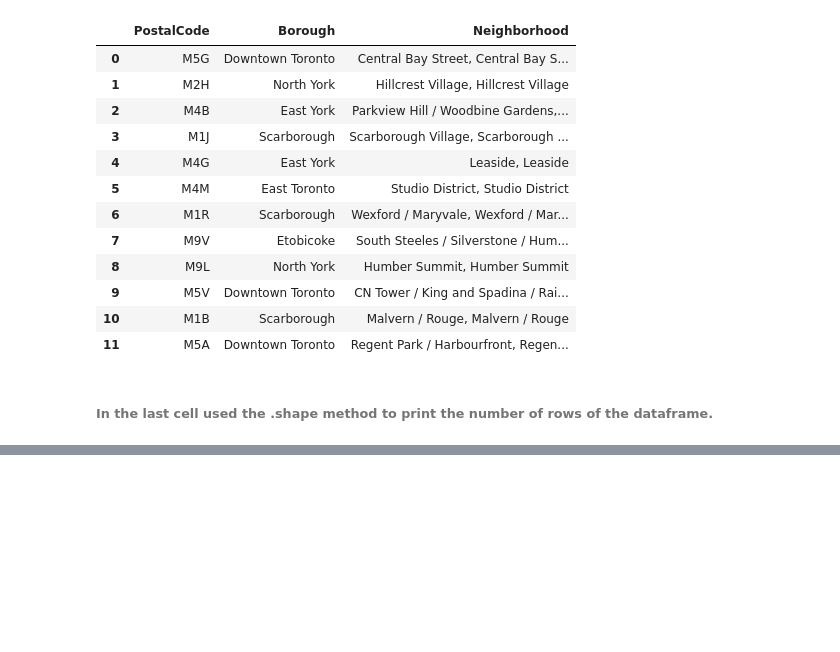
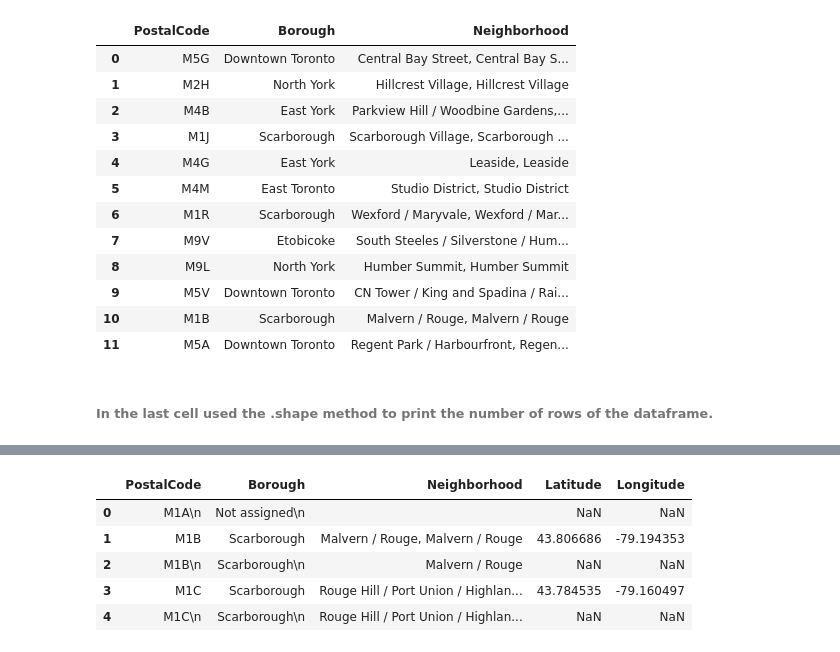
Before and after one commit to didhiti/Coursera_Capstone, a Jupyter notebook: Segmenting and Clustering Neighborhoods in Toronto.ipynb, the cells around one changed output, grey strips where cells are left out. Cells and saved outputs as stored; diff of their text form; code cells hidden in the pictures; blank space fills up the shorter version.

```diff
--- a/Segmenting and Clustering Neighborhoods in Toronto.ipynb
+++ b/Segmenting and Clustering Neighborhoods in Toronto.ipynb
@@ -175,0 +201,11 @@ test_df.shape
+# %%
+# merge two table on the column "PostalCode"
+toronto_df_new = toronto_df_grouped.merge(coordinates, on="PostalCode", how="left")
+toronto_df_new.head()
+# %% [output]
+|  | PostalCode | Borough | Neighborhood | Latitude | Longitude |
+| 0 | M1A\n | Not assigned\n |  | NaN | NaN |
+| 1 | M1B | Scarborough | Malvern / Rouge, Malvern / Rouge | 43.806686 | -79.194353 |
+| 2 | M1B\n | Scarborough\n | Malvern / Rouge | NaN | NaN |
+| 3 | M1C | Scarborough | Rouge Hill / Port Union / Highlan... | 43.784535 | -79.160497 |
+| 4 | M1C\n | Scarborough\n | Rouge Hill / Port Union / Highlan... | NaN | NaN |
```
Also changed, not shown: parts of 6 cells of this notebook, 1 other file.
